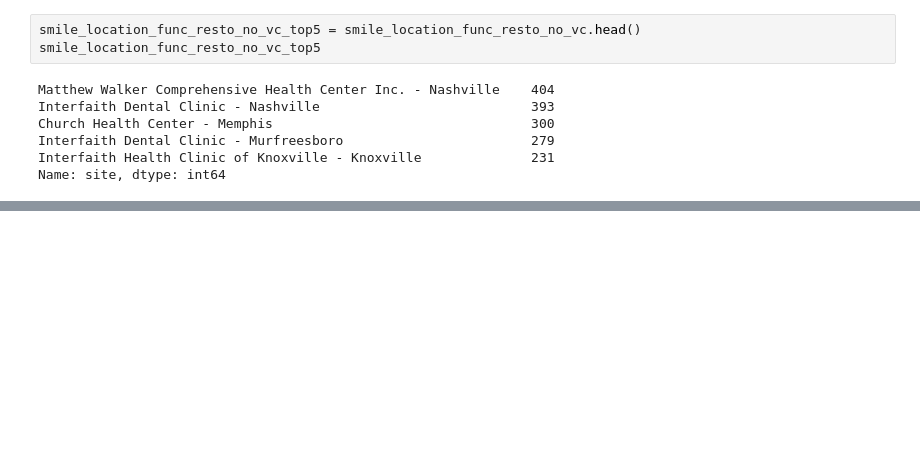
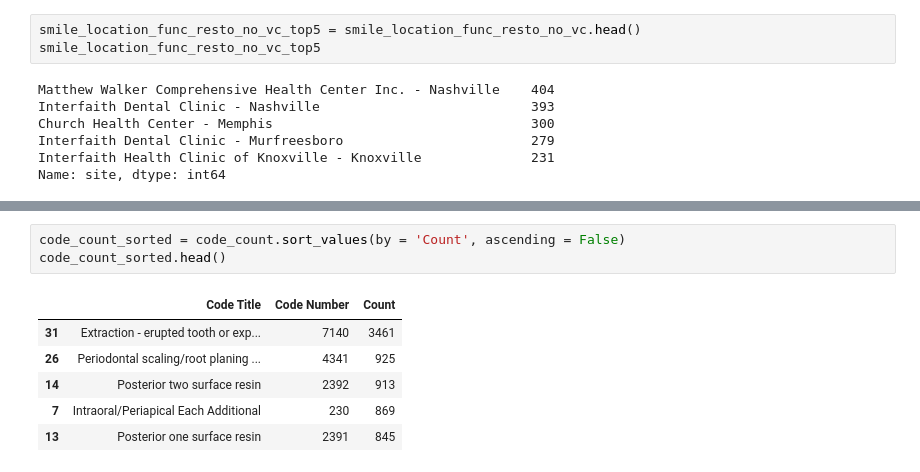
Before and after one commit to bsfcs/smile-on-ironman, a Jupyter notebook: notebook/smile_on_ironman_posey.ipynb, the cells around one changed output, grey strips where cells are left out. Saved outputs shown, nothing was run; the diff lists cells and outputs as text; blank space fills up the shorter version.

```diff
--- a/notebook/smile_on_ironman_posey.ipynb
+++ b/notebook/smile_on_ironman_posey.ipynb
@@ -748,0 +946,10 @@ Name: site, dtype: int64
+# %%
+code_count_sorted = code_count.sort_values(by = 'Count', ascending = False)
+code_count_sorted.head()
+# %% [output]
+|  | Code Title | Code Number | Count |
+| 31 | Extraction - erupted tooth or exp... | 7140 | 3461 |
+| 26 | Periodontal scaling/root planing ... | 4341 | 925 |
+| 14 | Posterior two surface resin | 2392 | 913 |
+| 7 | Intraoral/Periapical Each Additional | 230 | 869 |
+| 13 | Posterior one surface resin | 2391 | 845 |
```
Also changed, not shown: parts of 13 cells of this notebook.
